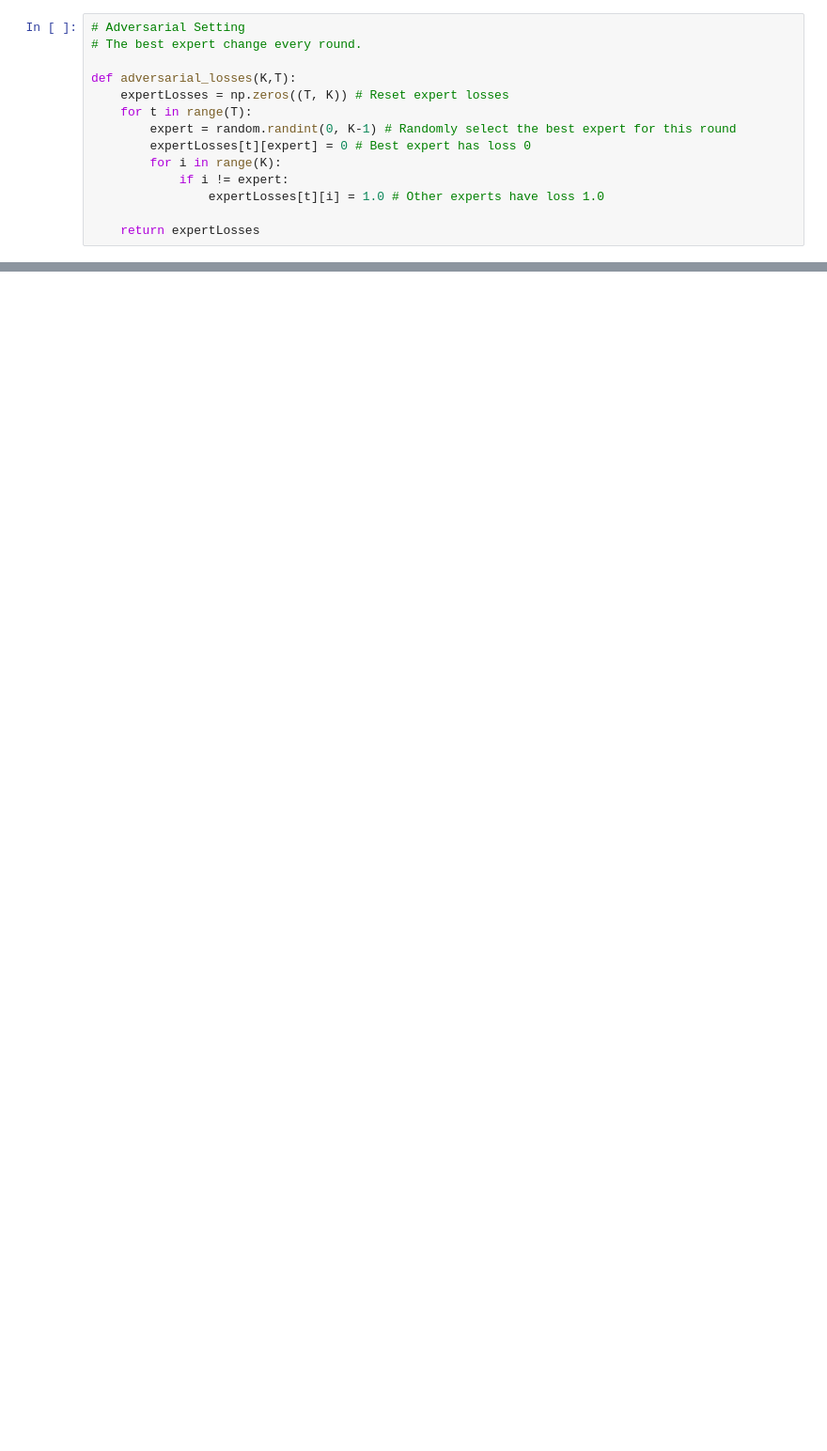
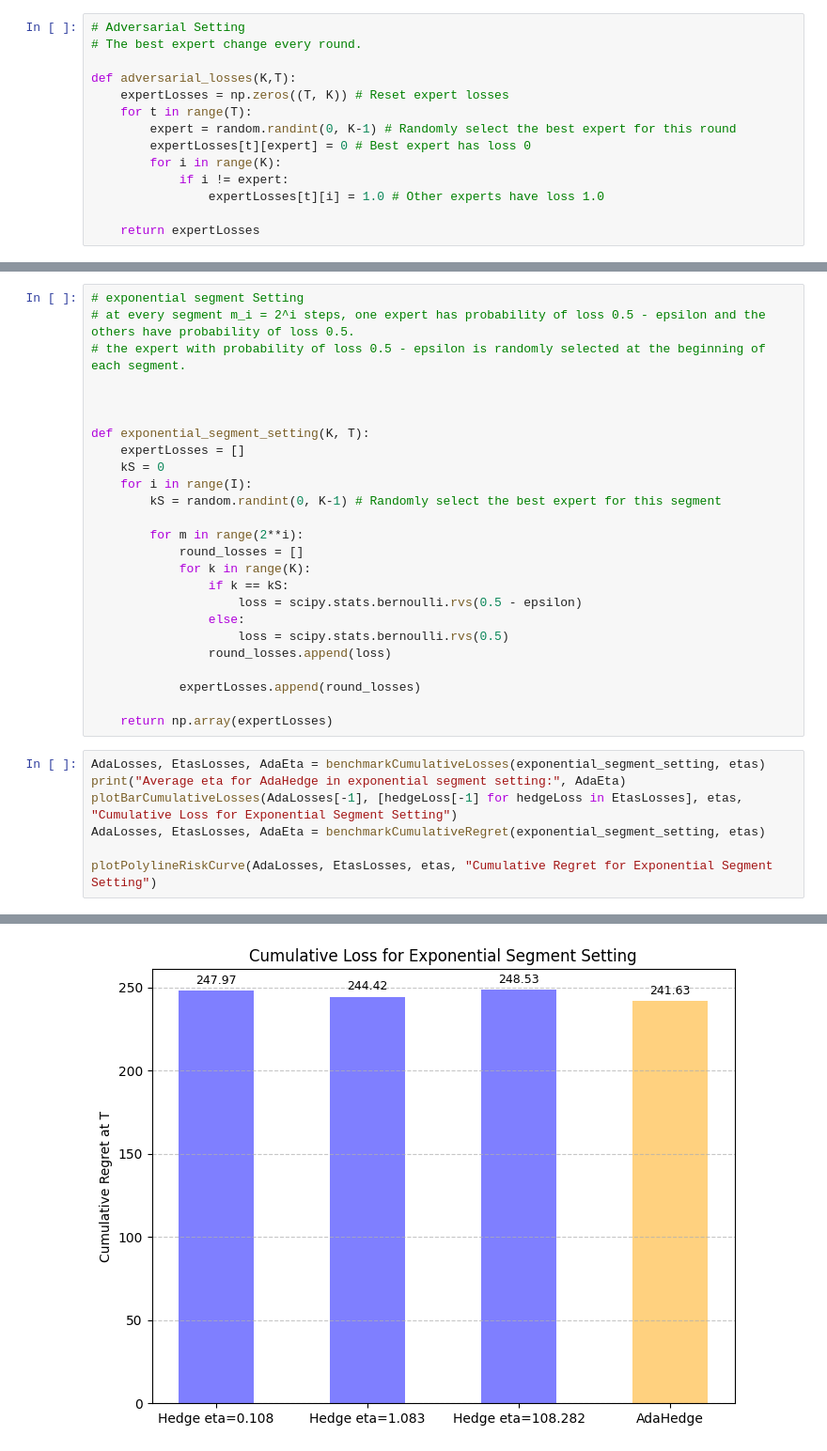
Before and after one commit to GabryLinux/AdaptiveHedgevsHedge, a Jupyter notebook: experimentsResults.ipynb, the cells around one changed output, grey strips where cells are left out. Shown at 94% size. Cells and saved outputs as stored; diff of their text form; blank space fills up the shorter version.

```diff
--- a/experimentsResults.ipynb
+++ b/experimentsResults.ipynb
@@ -210,0 +224,33 @@ Average eta for AdaHedge in low gap setting: 0.275
+# %%
+# exponential segment Setting
+# at every segment m_i = 2^i steps, one expert has probability of loss 0.5 - epsilon and the others have probability of loss 0.5.
+# the expert with probability of loss 0.5 - epsilon is randomly selected at the beginning of each segment.
+
+
+
+def exponential_segment_setting(K, T):
+    expertLosses = []
+    kS = 0
+    for i in range(I):
+        kS = random.randint(0, K-1) # Randomly select the best expert for this segment
+
+        for m in range(2**i):
+            round_losses = []
+            for k in range(K):
+                if k == kS:
+                    loss = scipy.stats.bernoulli.rvs(0.5 - epsilon)
+                else:
+                    loss = scipy.stats.bernoulli.rvs(0.5)
+                round_losses.append(loss)
+
+            expertLosses.append(round_losses)
+
+    return np.array(expertLosses)
+# %%
+AdaLosses, EtasLosses, AdaEta = benchmarkCumulativeLosses(exponential_segment_setting, etas)
+print("Average eta for AdaHedge in exponential segment setting:", AdaEta)
+plotBarCumulativeLosses(AdaLosses[-1], [hedgeLoss[-1] for hedgeLoss in EtasLosses], etas, "Cumulative Loss for Exponential Segment Setting")
+AdaLosses, EtasLosses, AdaEta = benchmarkCumulativeRegret(exponential_segment_setting, etas)
+
+plotPolylineRiskCurve(AdaLosses, EtasLosses, etas, "Cumulative Regret for Exponential Segment Setting")
+# %% [output]
@@ -210,0 +258 @@ Average eta for AdaHedge in low gap setting: 0.275
+[figure, added]
```
Also changed, not shown: parts of 9 cells of this notebook, 11 other files.
